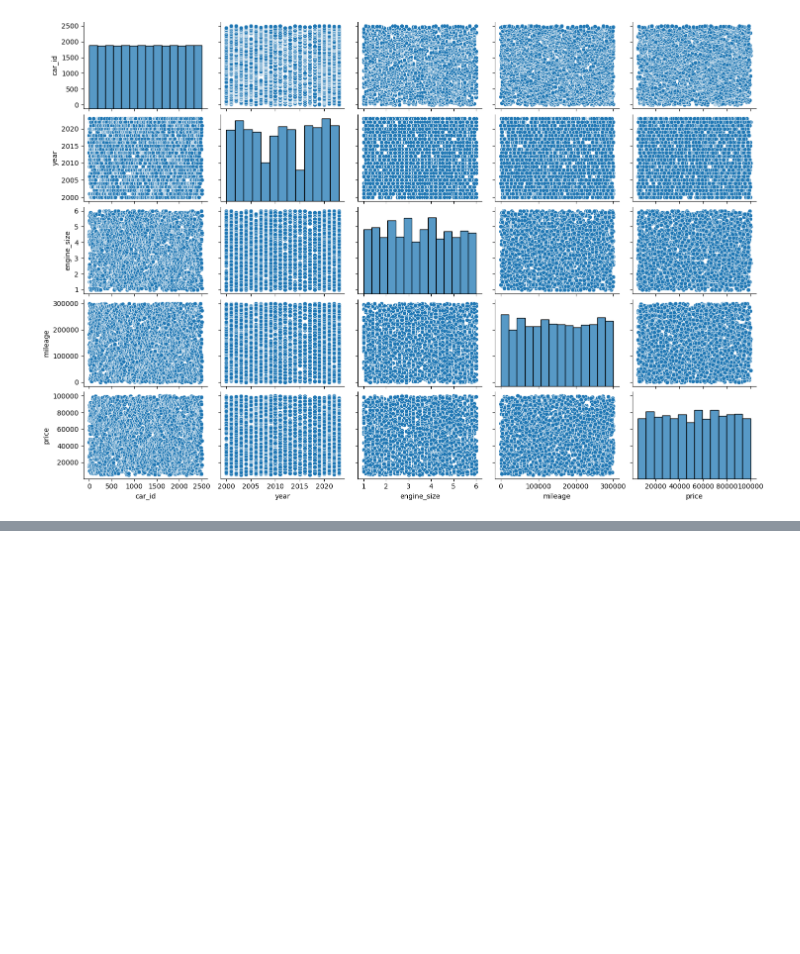
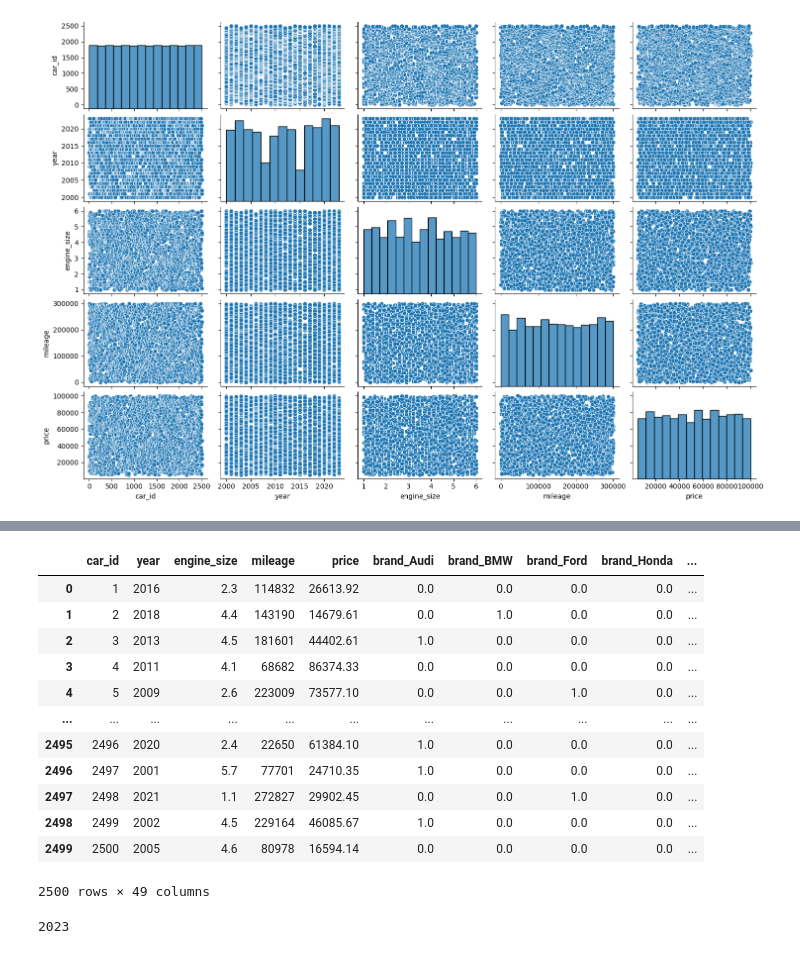
Before and after one commit to JUNEBusiness/classes, a Jupyter notebook: car_price.ipynb, the cells around one changed output, grey strips where cells are left out. Cells and saved outputs as stored; diff of their text form; code cells hidden in the pictures; blank space fills up the shorter version.

```diff
--- a/car_price.ipynb
+++ b/car_price.ipynb
@@ -144,0 +147,29 @@ y = Wo + w1x1 +W2x2...W9x9
+# %%
+encoder = OneHotEncoder(sparse_output=False)
+one_hot_encoded = encoder.fit_transform(df[cat])
+
+one_hot_df = pd.DataFrame(one_hot_encoded, columns=encoder.get_feature_names_out(cat))
+
+df_encoded = pd.concat([df, one_hot_df], axis=1)
+
+df_encoded = df_encoded.drop(cat, axis=1)
+df_encoded
+# %% [output]
+|  | car_id | year | engine_size | mileage | price | brand_Audi | brand_BMW | brand_Ford | brand_Honda | ... |
+| 0 | 1 | 2016 | 2.3 | 114832 | 26613.92 | 0.0 | 0.0 | 0.0 | 0.0 | ... |
+| 1 | 2 | 2018 | 4.4 | 143190 | 14679.61 | 0.0 | 1.0 | 0.0 | 0.0 | ... |
+| 2 | 3 | 2013 | 4.5 | 181601 | 44402.61 | 1.0 | 0.0 | 0.0 | 0.0 | ... |
+| 3 | 4 | 2011 | 4.1 | 68682 | 86374.33 | 0.0 | 0.0 | 0.0 | 0.0 | ... |
+| 4 | 5 | 2009 | 2.6 | 223009 | 73577.10 | 0.0 | 0.0 | 1.0 | 0.0 | ... |
+| ... | ... | ... | ... | ... | ... | ... | ... | ... | ... | ... |
+| 2495 | 2496 | 2020 | 2.4 | 22650 | 61384.10 | 1.0 | 0.0 | 0.0 | 0.0 | ... |
+| 2496 | 2497 | 2001 | 5.7 | 77701 | 24710.35 | 1.0 | 0.0 | 0.0 | 0.0 | ... |
+| 2497 | 2498 | 2021 | 1.1 | 272827 | 29902.45 | 0.0 | 0.0 | 1.0 | 0.0 | ... |
+| 2498 | 2499 | 2002 | 4.5 | 229164 | 46085.67 | 1.0 | 0.0 | 0.0 | 0.0 | ... |
+| 2499 | 2500 | 2005 | 4.6 | 80978 | 16594.14 | 0.0 | 0.0 | 0.0 | 0.0 | ... |
+2500 rows × 49 columns
+# %%
+cutoff_year = df.year.max()
+cutoff_year
+# %% [output]
+2023
```
Also changed, not shown: parts of 38 cells of this notebook, 4 other files.
